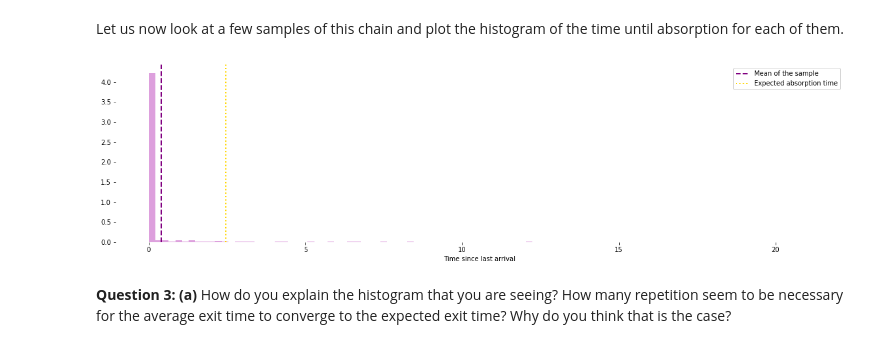
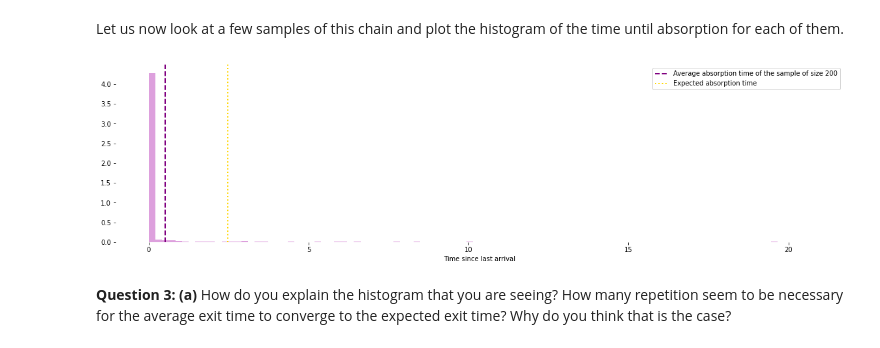
Before and after one commit to ellahiesmayr/stat150, a Jupyter notebook: notebook6.ipynb, the cells around one changed output. Drawn from its saved outputs; the diff is of its cells as text; code cells hidden in the pictures.

```diff
--- a/notebook6.ipynb
+++ b/notebook6.ipynb
@@ -721,35 +721,35 @@ for r in range(0,reps):
         next = 0
         while sum(U[int(X[i])][range(0,next+1)]) < step:
                   next = next + 1
         X = np.append(X,next)
         i = i+1
 
     X = X.astype(int)
     T = wait_times(X[:-1], V)
     time[r] = sum(T)
 
 plt.figure(figsize = (20, 5))
 # Remove the plot frame lines.
 ax = plt.subplot(111)
 ax.spines["top"].set_visible(False)
 ax.spines["bottom"].set_visible(False)
 ax.spines["right"].set_visible(False)
 ax.spines["left"].set_visible(False)
 
 # Ensure that the axis ticks only show up on the bottom and left of the plot.
 ax.get_xaxis().tick_bottom()
 ax.get_yaxis().tick_left()
 
 plt.hist(time, bins = 100, density = True, color='plum')
 
 plt.axvline(x = np.mean(time), color = "purple",
-            linestyle = "dashed", linewidth=2, label = "Mean of the sample")
+            linestyle = "dashed", linewidth=2, label = "Average absorption time of the sample of size " + str(reps))
 plt.axvline(x = abs_times[start], color = "gold",
             linestyle = "dotted", linewidth=2, label = "Expected absorption time")
 plt.legend()
 plt.xlabel("Time since last arrival");
 # %% [output]
-[figure, old version]
+[figure, new version]
 # %% [markdown]
 **Question 3: (a)** How do you explain the histogram that you are seeing? How many repetition seem to be necessary for the average exit time to converge to the expected exit time? Why do you think that is the case?
 # %% [markdown]
```
